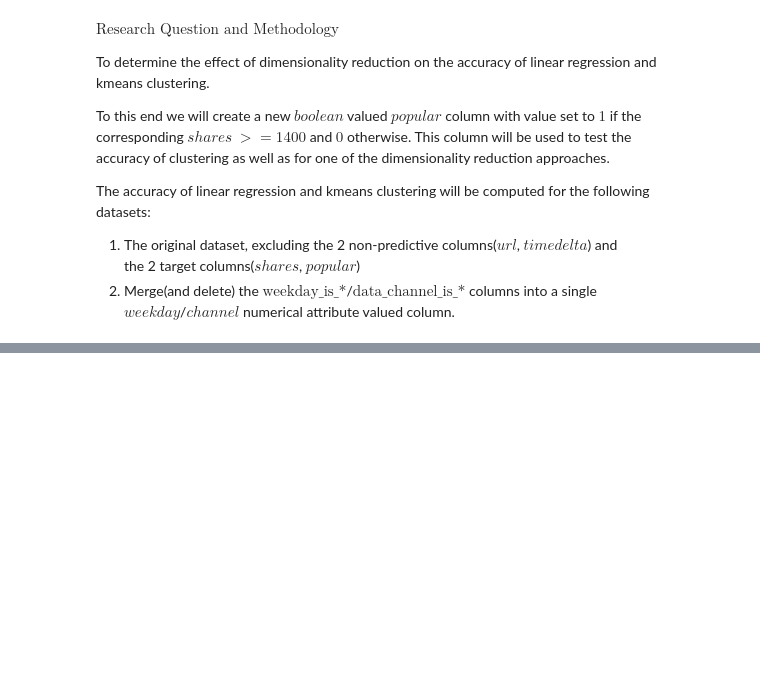
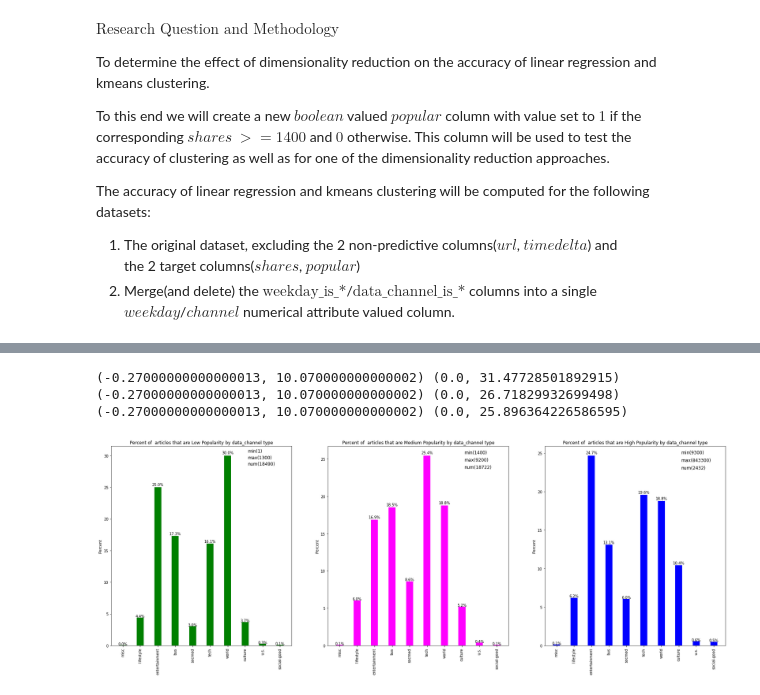
Before and after one commit to nsriniva/DS-Unit-1-Build, a Jupyter notebook: DS_Unit_1_BuildProject_1.ipynb, the cells around one changed output, grey strips where cells are left out. Cells and saved outputs as stored; diff of their text form; code cells hidden in the pictures; blank space fills up the shorter version.

```diff
--- a/DS_Unit_1_BuildProject_1.ipynb
+++ b/DS_Unit_1_BuildProject_1.ipynb
@@ -483,0 +401,12 @@ plot_against_popular_level(vpop_df,ax[1][2], col='weekday', title='High',name_di
+# %%
+#Create the plot
+fig, ax = plt.subplots(1,3,figsize=(30,10))
+
+plot_against_popular_level(lpop_df, ax[0],two=False)
+plot_against_popular_level(mpop_df, ax[1],title='Medium',two=False, color='magenta')
+plot_against_popular_level(vpop_df, ax[2], title='High',two=False, color='blue')
+# %% [output]
+(-0.27000000000000013, 10.070000000000002) (0.0, 31.47728501892915)
+(-0.27000000000000013, 10.070000000000002) (0.0, 26.71829932699498)
+(-0.27000000000000013, 10.070000000000002) (0.0, 25.896364226586595)
+[figure, added]
```
Also changed, not shown: parts of 9 cells of this notebook.
